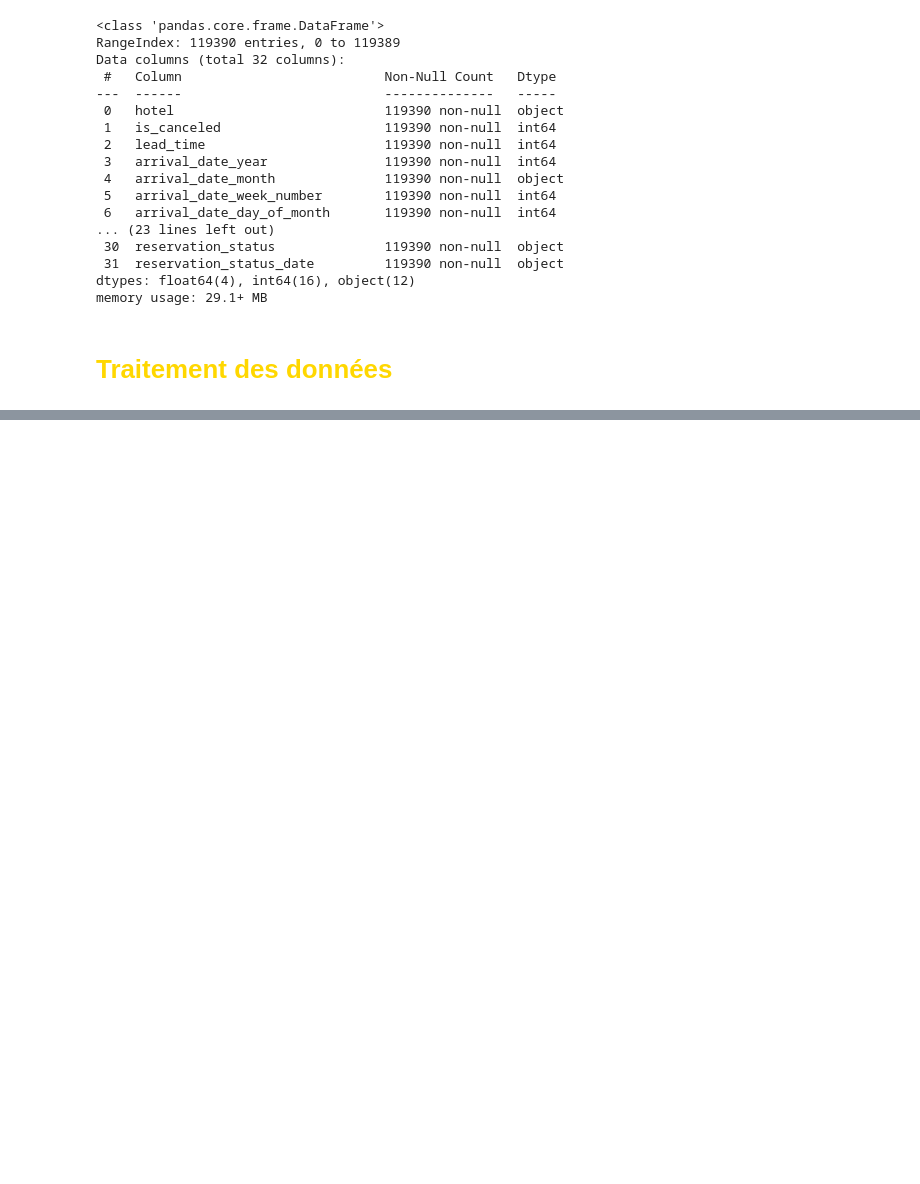
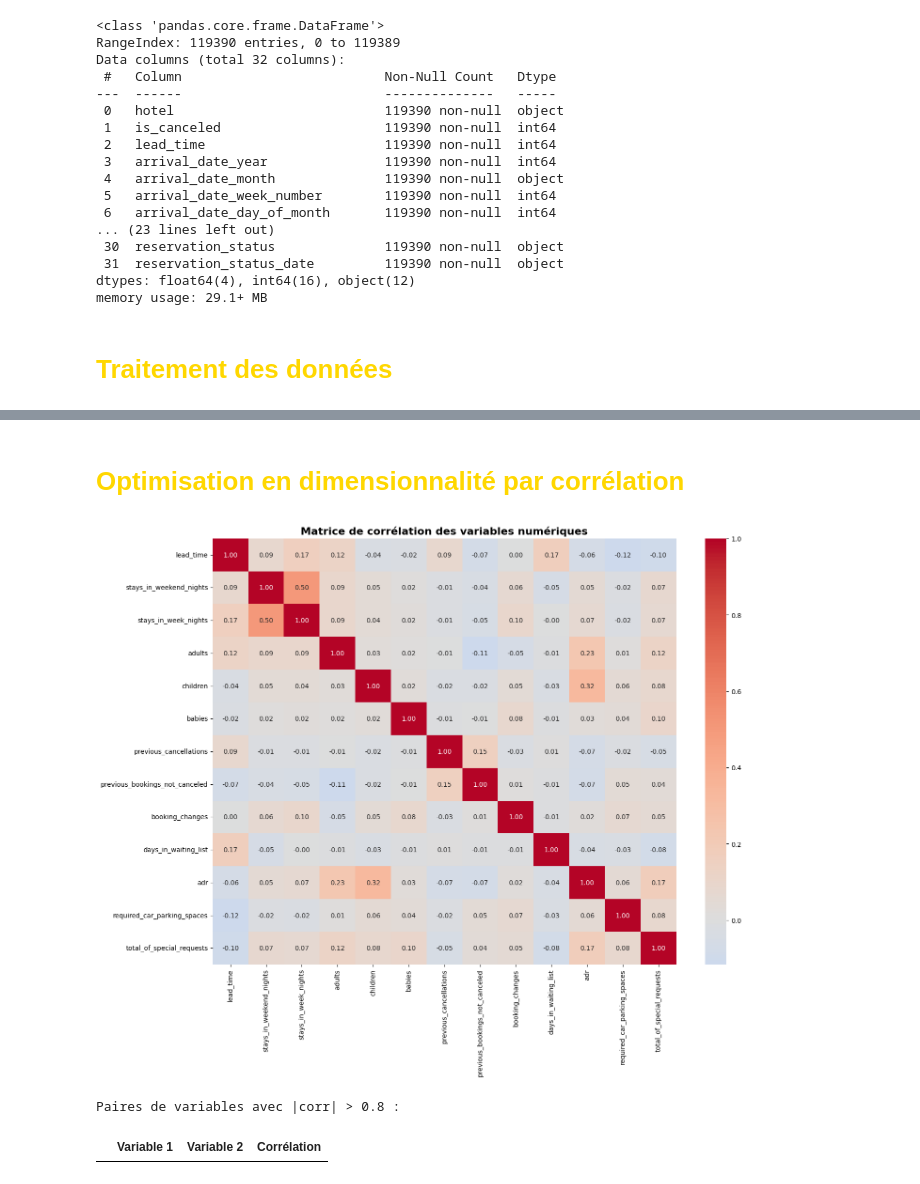
Before and after one commit to firasbouzazi/Hotel-reservation, a Jupyter notebook: Projet_AAA.ipynb, the cells around one changed output, grey strips where cells are left out. Cells and saved outputs as stored; diff of their text form; code cells hidden in the pictures; blank space fills up the shorter version.

```diff
--- a/Projet_AAA.ipynb
+++ b/Projet_AAA.ipynb
@@ -64,0 +207,18 @@ memory usage: 29.1+ MB
+# %%
+#Dans cette cellule, on sépare notre variable cible de nos variables prédictives et on sépare ensuite nos variables numériques de nos variables catégorielles pour préparer respectivement :
+#- la standardisation des variables numériques
+#- le one-hot encoding des variables catégorielles
+y = df["is_canceled"]
+df_features = df.drop(columns=["is_canceled"], errors="ignore")
+
+#On vérifie le nombre de valeurs manquantes dans notre dataset. On en compte que 4 pour la seule variable children. De fait on complétera ce manque par un fillna(0) sans avoir besoin d'un process plus complexe par du MICE par
+#exemple
+missing_counts = df_features.isna().sum()
+print("Nombre de valeurs manquantes par colonne :\n")
+print(missing_counts[missing_counts > 0])
+
+df_num = df_features.select_dtypes(include=["int64", "float64"]).copy()
+df_cat = df_features.select_dtypes(include=["object", "category"]).copy()
+
+df_num.fillna(0, inplace=True) #pour les variables manquantes de children
+df_cat.fillna("Autre_NR", inplace=True) #à titre de sureté
@@ -64,0 +268,32 @@ memory usage: 29.1+ MB
+# %% [markdown]
+<h1 style="color:gold;">Optimisation en dimensionnalité par corrélation</h1>
+# %%
+#Afin de dédimensionnaliser au maximum notre problème et pour éviter le surapprentissage engendré du fait de variables hautement corrélées entre elles, on va afficher la matrice de corrélation de nos variables numériques puis
+#enlever de notre dataset les variables trop corrélées entre elles.
+
+#Un des défauts de l'optimisation en dimensionnalité par corrélation est de n'être applicable qu'aux variables numériques continues (c'est dû à la corrélation de Pearson).
+#Par conséquent, on filtre les variables sur lesquels on va pouvoir appliquer cette optimisation en soustrayant les variables binaires qui seront de fait conservés par défaut dans l'entrée finale du modèle
+colonnes_numeriques = [col for col in df_num_scaled.columns if df_num_scaled[col].nunique() > 2]
+
+#On calcule la matrice de corrélation de ces variables numériques continues
+matrice_correlation = df_num_scaled[colonnes_numeriques].corr()
+
+plt.figure(figsize=(15, 12))
+sns.heatmap(matrice_correlation, annot=True, fmt=".2f", cmap="coolwarm", center=0)
+plt.title("Matrice de corrélation des variables numériques", fontsize=16, weight='bold')
+plt.tight_layout()
+plt.show()
+
+#On filtre notre matrice de corrélation pour ne garder que les éléments de la partie triangulaire supérieure de la matrice afin d’exclure les doublons de corrélation
+correlation_forte = (matrice_correlation.where(np.triu(np.ones(matrice_correlation.shape), k=1).astype(bool)).stack().reset_index())
+correlation_forte.columns = ['Variable 1', 'Variable 2', 'Corrélation']
+
+#On ne conserve que les paires de corrélation à forte valeur, ici on a mis |cor| > 0.8. On peut ajuster dans l'intervalle [0.7, 1[ selon le nombre de variables que l'on souhaite obtenir au final.
+correlation_forte = correlation_forte[correlation_forte['Corrélation'].abs() > 0.8]
+
+print("Paires de variables avec |corr| > 0.8 :")
+display(correlation_forte.sort_values(by='Corrélation', key=abs, ascending=False))
+# %% [output]
+[figure, added]
+Paires de variables avec |corr| > 0.8 :
+|  | Variable 1 | Variable 2 | Corrélation |
```
Also changed, not shown: parts of 12 cells of this notebook.
